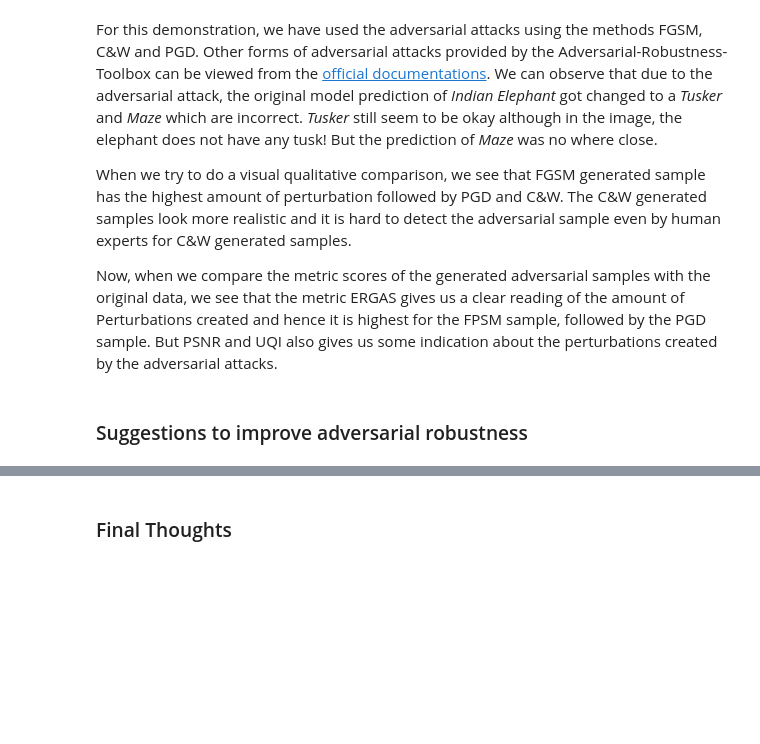
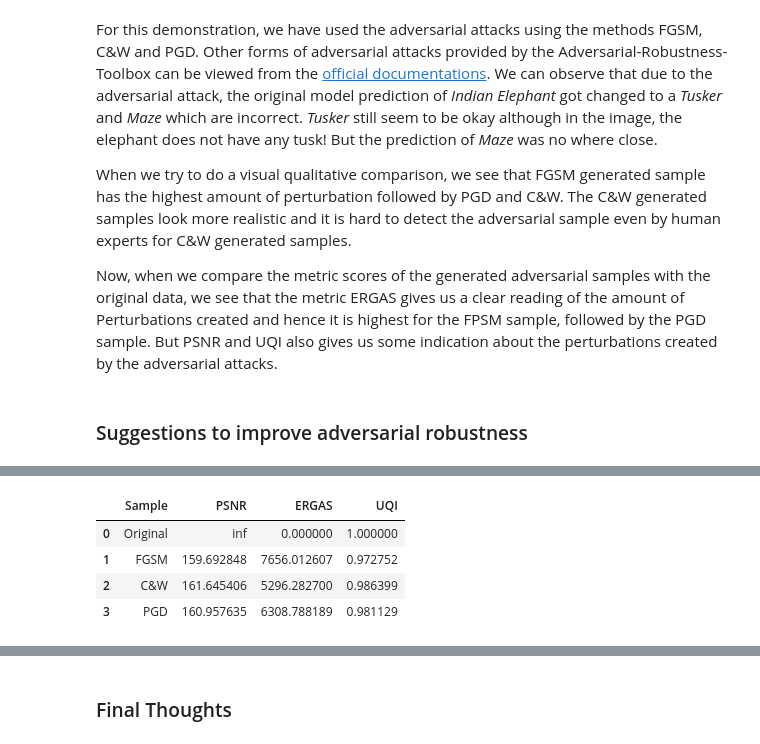
Before and after one commit to PacktPublishing/Applied-Machine-Learning-Explainability-Techniques, a Jupyter notebook: Chapter03/Data_Centric_XAI_part_2.ipynb, the cells around one changed output, grey strips where cells are left out. Drawn from its saved outputs; the diff is of its cells as text; code cells hidden in the pictures; blank space fills up the shorter version.

```diff
--- a/Chapter03/Data_Centric_XAI_part_2.ipynb
+++ b/Chapter03/Data_Centric_XAI_part_2.ipynb
@@ -189,0 +228,38 @@ Now, when we compare the metric scores of the generated adversarial samples with
+# %%
+# Calculate the image quality scores
+image_quality_df = pd.DataFrame(columns = ['Sample', 'PSNR', 'ERGAS', 'UQI'])
+# Original Sample
+image_quality_dict = {'Sample' : 'Original',
+                     'PSNR' : psnr((normalized_img*255).astype('int'), (normalized_img*255).astype('int')),
+                     'ERGAS' : ergas((normalized_img[0]*255).astype('int'), (normalized_img[0]*255).astype('int')),
+                     'UQI' : uqi(normalized_img[0], normalized_img[0])
+                     }
+image_quality_df = image_quality_df.append(image_quality_dict, ignore_index = True)
+# FGSM Sample
+image_quality_dict = {'Sample' : 'FGSM',
+                     'PSNR' : psnr((normalized_img*255).astype('int'), (smooth_fgsm*255).astype('int')),
+                     'ERGAS' : ergas((normalized_img[0]*255).astype('int'), (smooth_fgsm[0]*255).astype('int')),
+                     'UQI' : uqi(normalized_img[0], smooth_fgsm[0])
+                     }
+image_quality_df = image_quality_df.append(image_quality_dict, ignore_index = True)
+# C&W Sample
+image_quality_dict = {'Sample' : 'C&W',
+                     'PSNR' : psnr((normalized_img*255).astype('int'), (smooth_cw*255).astype('int')),
+                     'ERGAS' : ergas((normalized_img[0]*255).astype('int'), (smooth_cw[0]*255).astype('int')),
+                     'UQI' : uqi(normalized_img[0], smooth_cw[0])
+                     }
+image_quality_df = image_quality_df.append(image_quality_dict, ignore_index = True)
+# PGD
+image_quality_dict = {'Sample' : 'PGD',
+                     'PSNR' : psnr((normalized_img*255).astype('int'), (smooth_pgd*255).astype('int')),
+                     'ERGAS' : ergas((normalized_img[0]*255).astype('int'), (smooth_pgd[0]*255).astype('int')),
+                     'UQI' : uqi(normalized_img[0], smooth_pgd[0])
+                     }
+image_quality_df = image_quality_df.append(image_quality_dict, ignore_index = True)
+display(image_quality_df)
+# %% [output]
+|  | Sample | PSNR | ERGAS | UQI |
+| 0 | Original | inf | 0.000000 | 1.000000 |
+| 1 | FGSM | 159.692848 | 7656.012607 | 0.972752 |
+| 2 | C&W | 161.645406 | 5296.282700 | 0.986399 |
+| 3 | PGD | 160.957635 | 6308.788189 | 0.981129 |
```
Also changed, not shown: parts of 11 cells of this notebook.
